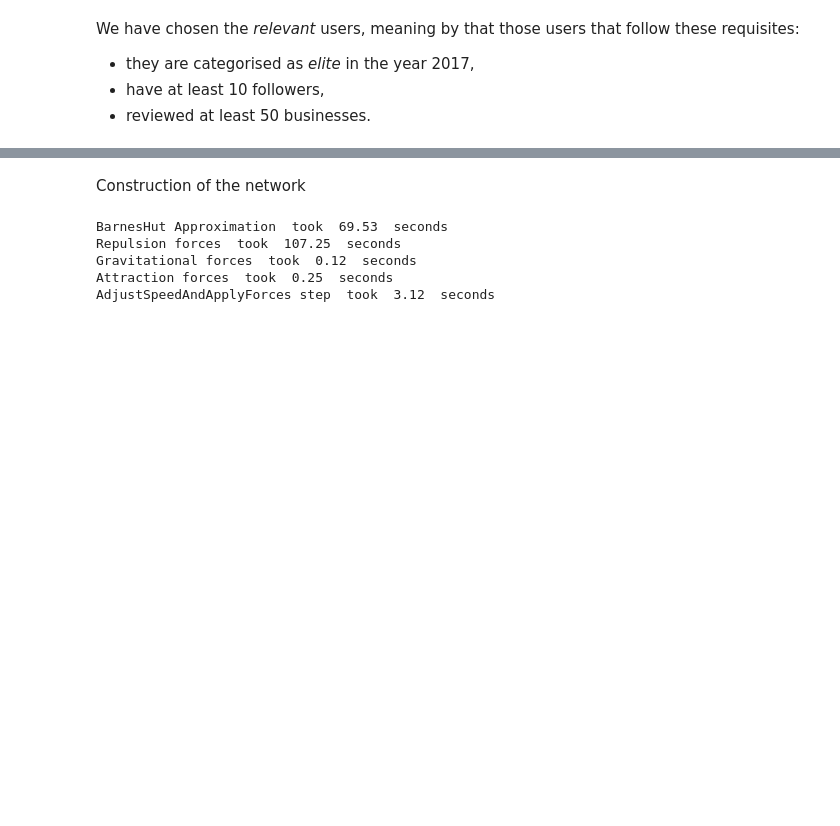
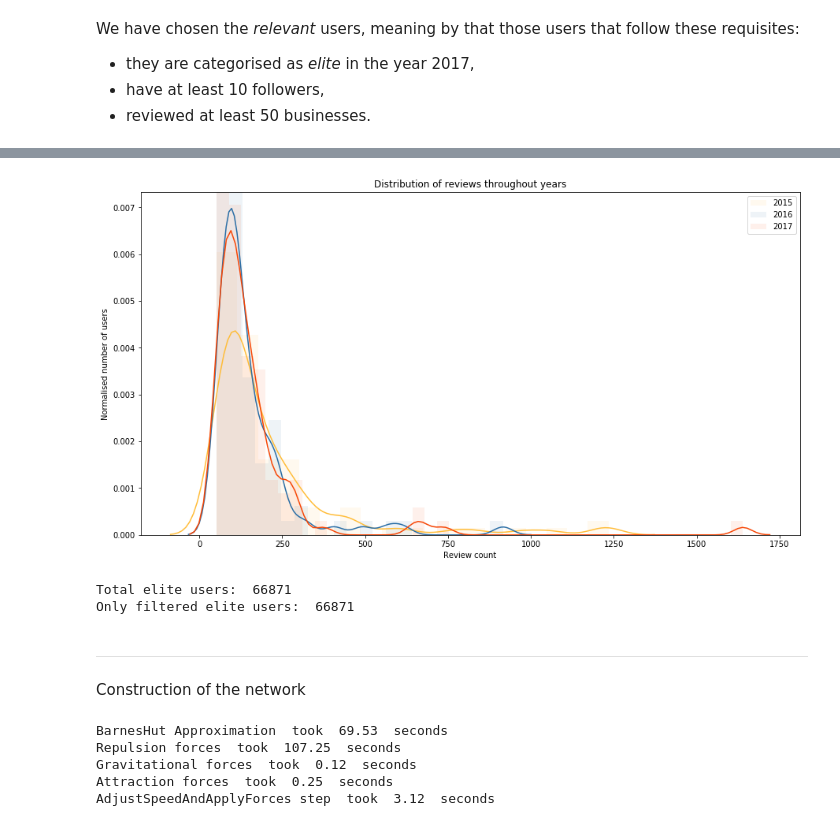
Before and after one commit to JulesBelveze/yelp-dataset-analysis, a Jupyter notebook: FinalProject.ipynb, the cells around one changed output, grey strips where cells are left out. Saved outputs shown, nothing was run; the diff lists cells and outputs as text; code cells hidden in the pictures; blank space fills up the shorter version.

```diff
--- a/FinalProject.ipynb
+++ b/FinalProject.ipynb
@@ -646,3 +769,51 @@ dic = {key: f(value) for key, value in dic.items()}
+# %%
+rcParams['patch.force_edgecolor'] = False
+rcParams['patch.facecolor'] = 'b'
+
+df_15 = pd.DataFrame.from_dict(review_count[0], orient='index')
+df_16 = pd.DataFrame.from_dict(review_count[1], orient='index')
+df_17 = pd.DataFrame.from_dict(review_count[2], orient='index')
+
+sns.distplot(df_15, label='2015', hist_kws=dict(alpha=.08), color="#FFBD39")
+sns.distplot(df_16, label='2016', hist_kws=dict(alpha=.08), color="#296DA5")
+sns.distplot(df_17, label='2017', hist_kws=dict(alpha=.08), color="#f74504")
+
+plt.title("Distribution of reviews throughout years");
+plt.xlabel("Review count");
+plt.ylabel("Normalised number of users");
+plt.rcParams["figure.figsize"] = [15, 8]
+plt.legend();
+plt.savefig("Website/user_review_distribution.png")
+# %% [output]
+[figure, added]
+# %%
+from pyspark.sql import SparkSession
+
+spark = SparkSession.builder.getOrCreate();
+dir_path = '../yelp_dataset/'
+spark_df_users = spark.read.json(dir_path + "yelp_academic_dataset_user.json")
+
+spark_df_users = spark_df_users.where("friends != 'None' AND elite != 'None'")
+spark_df_users = spark_df_users.drop("average_stars", "compliment_cool", "compliment_cute", "compliment_funny",
+                                     "compliment_hot", "compliment_list", "compliment_more", "compliment_note",
+                                     "compliment_photos", "compliment_plain", "compliment_profile",
+                                     "compliment_writer", "cool", "funny", "useful", "yelping_since")
+# spark_df_users.write.format("json").save("elite_users_with_friends.json")
+
+#spark_df_users = spark_df_users.withColumn("friends", split(col("friends"), "\\|"))
+el_u_total = spark_df_users.count()
+#spark_df_users = spark_df_users.where(spark_df_users.elite.like('2017'))
+#spark_df_users = spark_df_users.where(spark_df_users.fans > 10)
+#spark_df_users = spark_df_users.where(spark_df_users.review_count > 50)
+#spark_df_users.sort('fans', ascending=True).show()
+print("Total elite users: ", el_u_total)
+el_u_filtered = spark_df_users.count()
+print("Only filtered elite users: ", el_u_filtered)
+# %% [output]
+Total elite users:  66871
+Only filtered elite users:  66871
+# %% [markdown]
+<hr>
 # %%
 import networkx as nx
 
```
Also changed, not shown: parts of 22 cells of this notebook, 5 other files.
